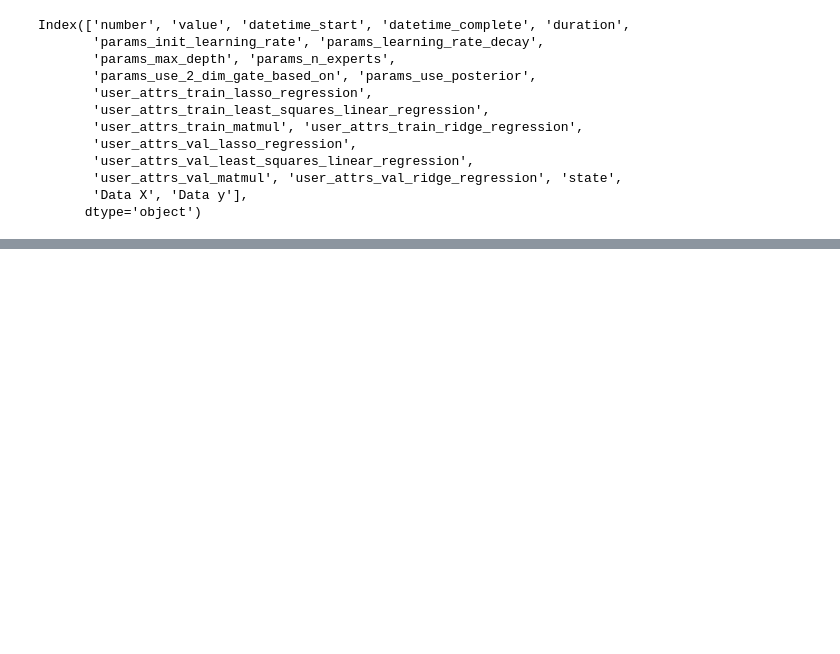
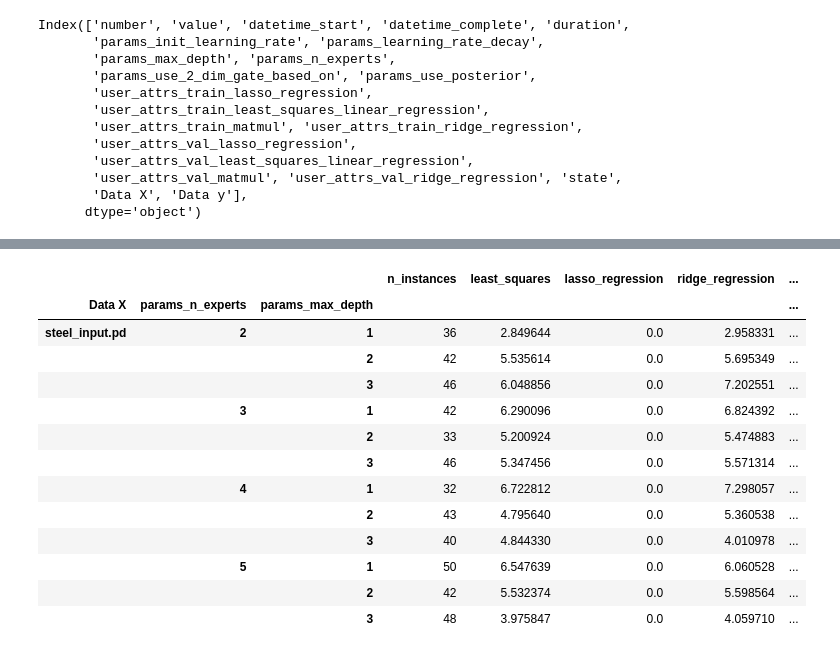
Before and after one commit to simsal0r/mixture-of-decision-trees, a Jupyter notebook: benchmarks/analysis_optimization_m_step.ipynb, the cells around one changed output, grey strips where cells are left out. Cells and saved outputs as stored; diff of their text form; code cells hidden in the pictures; blank space fills up the shorter version.

```diff
--- a/benchmarks/analysis_optimization_m_step.ipynb
+++ b/benchmarks/analysis_optimization_m_step.ipynb
@@ -44,0 +64,3 @@ df.groupby(['Data X', 'params_n_experts','params_max_depth']).mean()
+# %%
+min_values = df1[["least_squares",	"lasso_regression" , "ridge_regression"	,"matrix_multiplication"]].min(axis=1)
+min_values
@@ -44,0 +88,4 @@ df.groupby(['Data X', 'params_n_experts','params_max_depth']).mean()
+# %%
+df1a = df1
+for column in ["least_squares",	"lasso_regression" , "ridge_regression"	,"matrix_multiplication"]:
+    df1a[column] = ((df1[column] - min_values) / min_values) * 100
@@ -63,0 +124,20 @@ df.groupby(['Data X', 'params_n_experts','params_max_depth']).agg(
+# %%
+df3 = df2
+for column in ["least_squares",	"lasso_regression" , "ridge_regression"	,"matrix_multiplication"]:
+    df3[column] = ((df3[column] - min_values) / min_values) * 100
+df3
+# %% [output]
+|  |  |  | n_instances | least_squares | lasso_regression | ridge_regression | ... |
+| Data X | params_n_experts | params_max_depth |  |  |  |  | ... |
+| steel_input.pd | 2 | 1 | 36 | 2.849644 | 0.0 | 2.958331 | ... |
+|  |  | 2 | 42 | 5.535614 | 0.0 | 5.695349 | ... |
+|  |  | 3 | 46 | 6.048856 | 0.0 | 7.202551 | ... |
+|  | 3 | 1 | 42 | 6.290096 | 0.0 | 6.824392 | ... |
+|  |  | 2 | 33 | 5.200924 | 0.0 | 5.474883 | ... |
+|  |  | 3 | 46 | 5.347456 | 0.0 | 5.571314 | ... |
+|  | 4 | 1 | 32 | 6.722812 | 0.0 | 7.298057 | ... |
+|  |  | 2 | 43 | 4.795640 | 0.0 | 5.360538 | ... |
+|  |  | 3 | 40 | 4.844330 | 0.0 | 4.010978 | ... |
+|  | 5 | 1 | 50 | 6.547639 | 0.0 | 6.060528 | ... |
+|  |  | 2 | 42 | 5.532374 | 0.0 | 5.598564 | ... |
+|  |  | 3 | 48 | 3.975847 | 0.0 | 4.059710 | ... |
```
Also changed, not shown: parts of 13 cells of this notebook, 2 other files.
